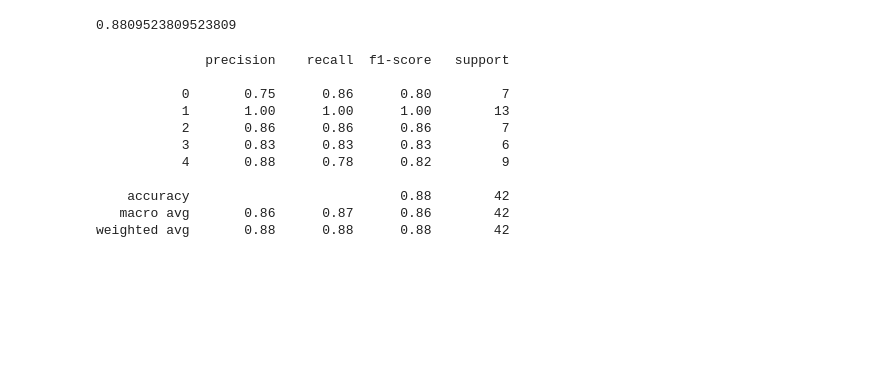
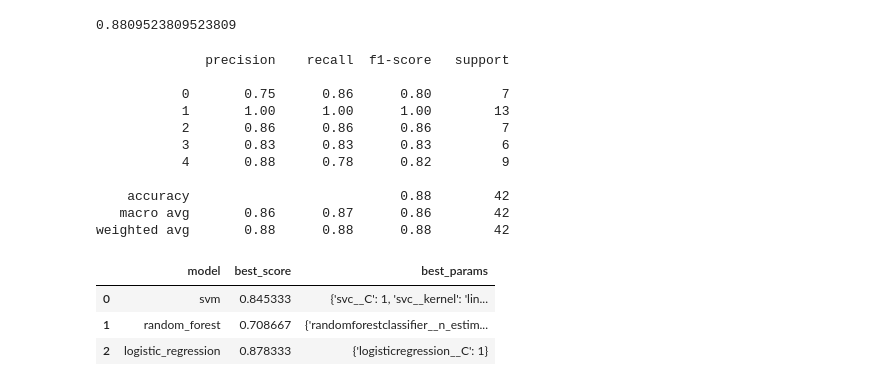
Before and after one commit to ShamimurRahmanShuvo/Celebrity_Image_Classification, a Jupyter notebook: Model/image_Classifier.ipynb, the cells around one changed output. Saved outputs shown, nothing was run; the diff lists cells and outputs as text; code cells hidden in the pictures; blank space fills up the shorter version.

```diff
--- a/Model/image_Classifier.ipynb
+++ b/Model/image_Classifier.ipynb
@@ -299,0 +308,48 @@ weighted avg       0.88      0.88      0.88        42
+# %%
+# Defining the models and their parameters to check
+model_params = {
+    'svm' : {
+        'model' : svm.SVC(gamma = 'auto', probability = True),
+        'params' :{
+            'svc__C' : [1, 10, 100, 1000],
+            'svc__kernel': ['rbf','linear']
+        }
+    },
+    'random_forest' : {
+        'model' : RandomForestClassifier(),
+        'params' : {
+            'randomforestclassifier__n_estimators' : [1, 5, 10]
+        }
+    },
+    'logistic_regression' :{
+        'model' : LogisticRegression(solver = 'liblinear', multi_class = 'auto'),
+        'params' : {
+            'logisticregression__C' : [1, 5, 10]
+        }
+    }
+}
+# %%
+# Finding the best score for each model with their parameters
+
+import pandas as pd
+
+scores = []
+best_estimators = {}
+for algo, mp in model_params.items():
+    pipe = make_pipeline(StandardScaler(), mp['model'])
+    clf = GridSearchCV(pipe, mp['params'], cv = 5, return_train_score = False)
+    clf.fit(X_train, y_train)
+    scores.append({
+        'model' : algo,
+        'best_score' : clf.best_score_,
+        'best_params' : clf.best_params_
+    })
+    best_estimators[algo] = clf.best_estimator_
+
+df = pd.DataFrame(scores, columns = ['model', 'best_score', 'best_params'])
+df
+# %% [output]
+|  | model | best_score | best_params |
+| 0 | svm | 0.845333 | {'svc__C': 1, 'svc__kernel': 'lin... |
+| 1 | random_forest | 0.708667 | {'randomforestclassifier__n_estim... |
+| 2 | logistic_regression | 0.878333 | {'logisticregression__C': 1} |
```
Also changed, not shown: parts of 11 cells of this notebook, 2 other files.
